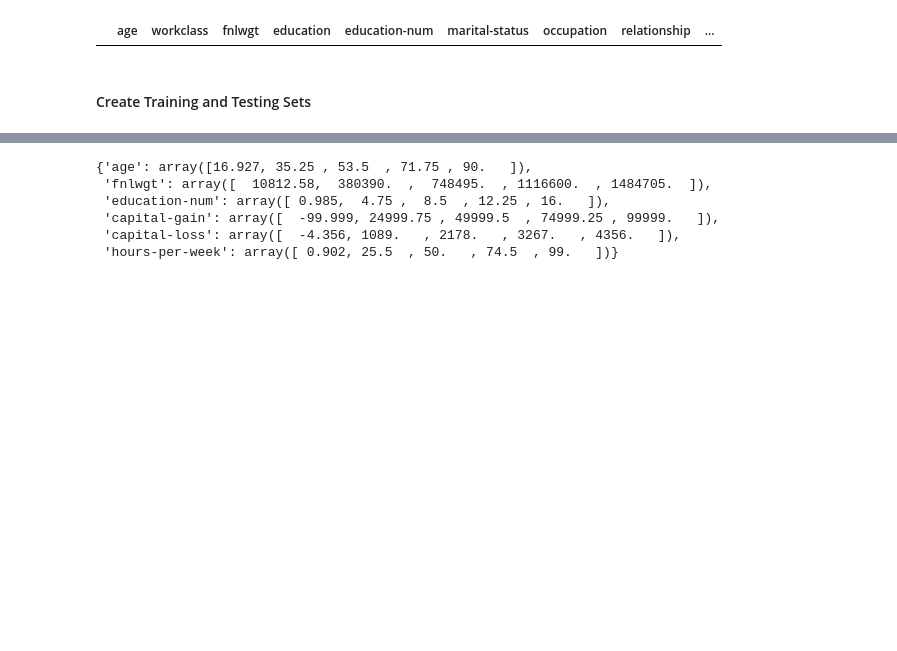
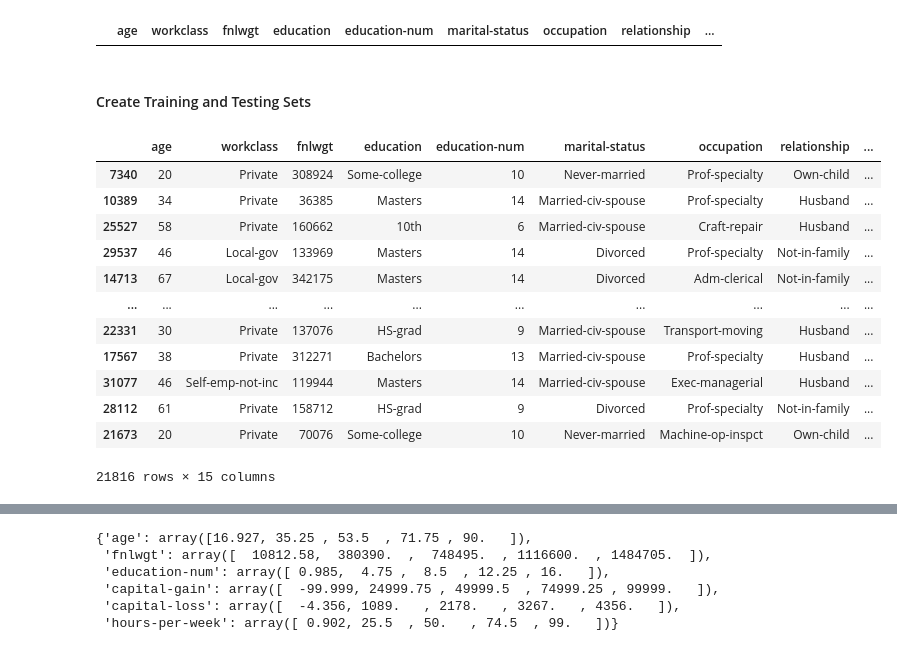
Before and after one commit to nullmight/ML-Assignment-2, a Jupyter notebook: NaiveBayes.ipynb, the cells around one changed output, grey strips where cells are left out. Drawn from its saved outputs; the diff is of its cells as text; code cells hidden in the pictures; blank space fills up the shorter version.

```diff
--- a/NaiveBayes.ipynb
+++ b/NaiveBayes.ipynb
@@ -89,3 +89,19 @@ def create_split(df):
 # %%
 df = pd.read_csv('nb_filled.csv')
 train, test = create_split(df)
+# %%
+train
+# %% [output]
+|  | age | workclass | fnlwgt | education | education-num | marital-status | occupation | relationship | ... |
+| 7340 | 20 | Private | 308924 | Some-college | 10 | Never-married | Prof-specialty | Own-child | ... |
+| 10389 | 34 | Private | 36385 | Masters | 14 | Married-civ-spouse | Prof-specialty | Husband | ... |
+| 25527 | 58 | Private | 160662 | 10th | 6 | Married-civ-spouse | Craft-repair | Husband | ... |
+| 29537 | 46 | Local-gov | 133969 | Masters | 14 | Divorced | Prof-specialty | Not-in-family | ... |
+| 14713 | 67 | Local-gov | 342175 | Masters | 14 | Divorced | Adm-clerical | Not-in-family | ... |
+| ... | ... | ... | ... | ... | ... | ... | ... | ... | ... |
+| 22331 | 30 | Private | 137076 | HS-grad | 9 | Married-civ-spouse | Transport-moving | Husband | ... |
+| 17567 | 38 | Private | 312271 | Bachelors | 13 | Married-civ-spouse | Prof-specialty | Husband | ... |
+| 31077 | 46 | Self-emp-not-inc | 119944 | Masters | 14 | Married-civ-spouse | Exec-managerial | Husband | ... |
+| 28112 | 61 | Private | 158712 | HS-grad | 9 | Divorced | Prof-specialty | Not-in-family | ... |
+| 21673 | 20 | Private | 70076 | Some-college | 10 | Never-married | Machine-op-inspct | Own-child | ... |
+21816 rows × 15 columns
```
Also changed, not shown: parts of 6 cells of this notebook.
